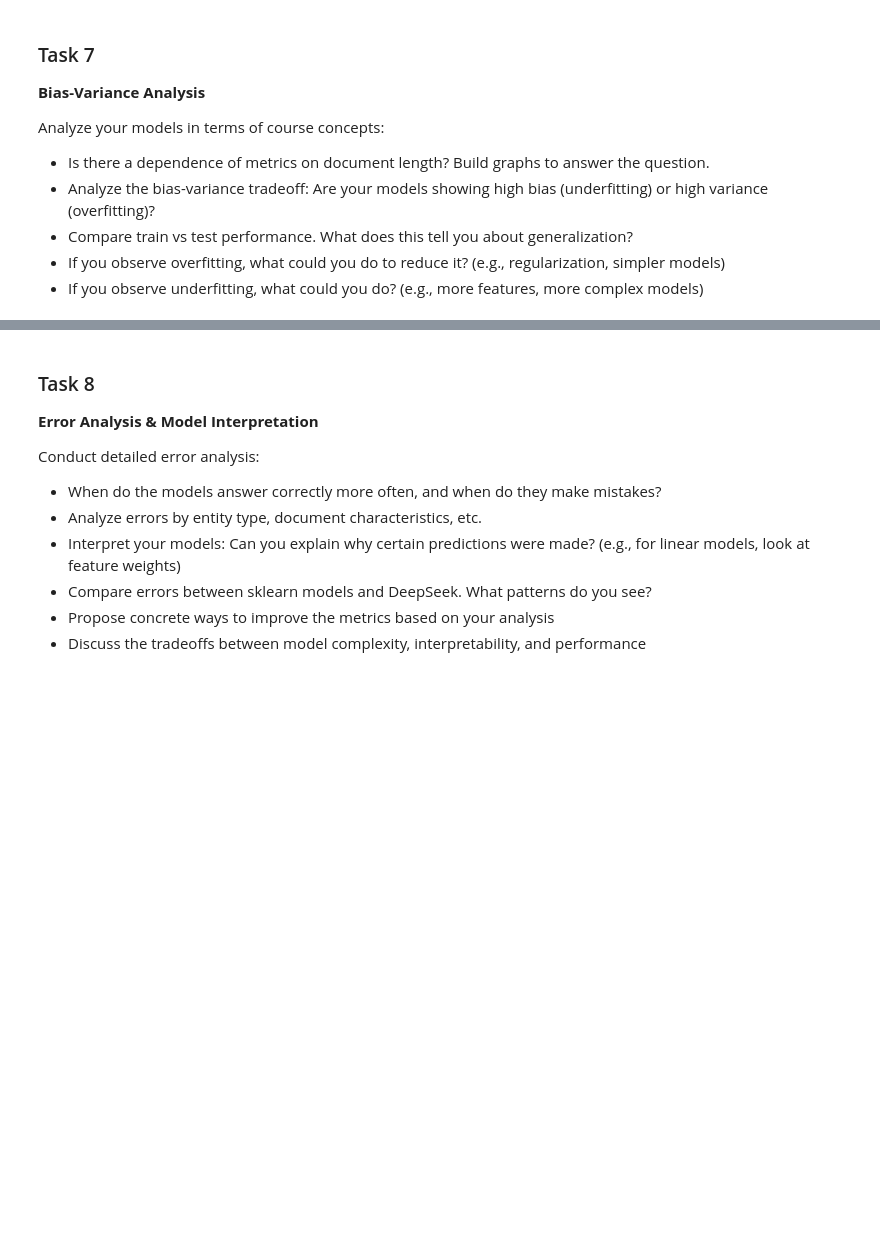
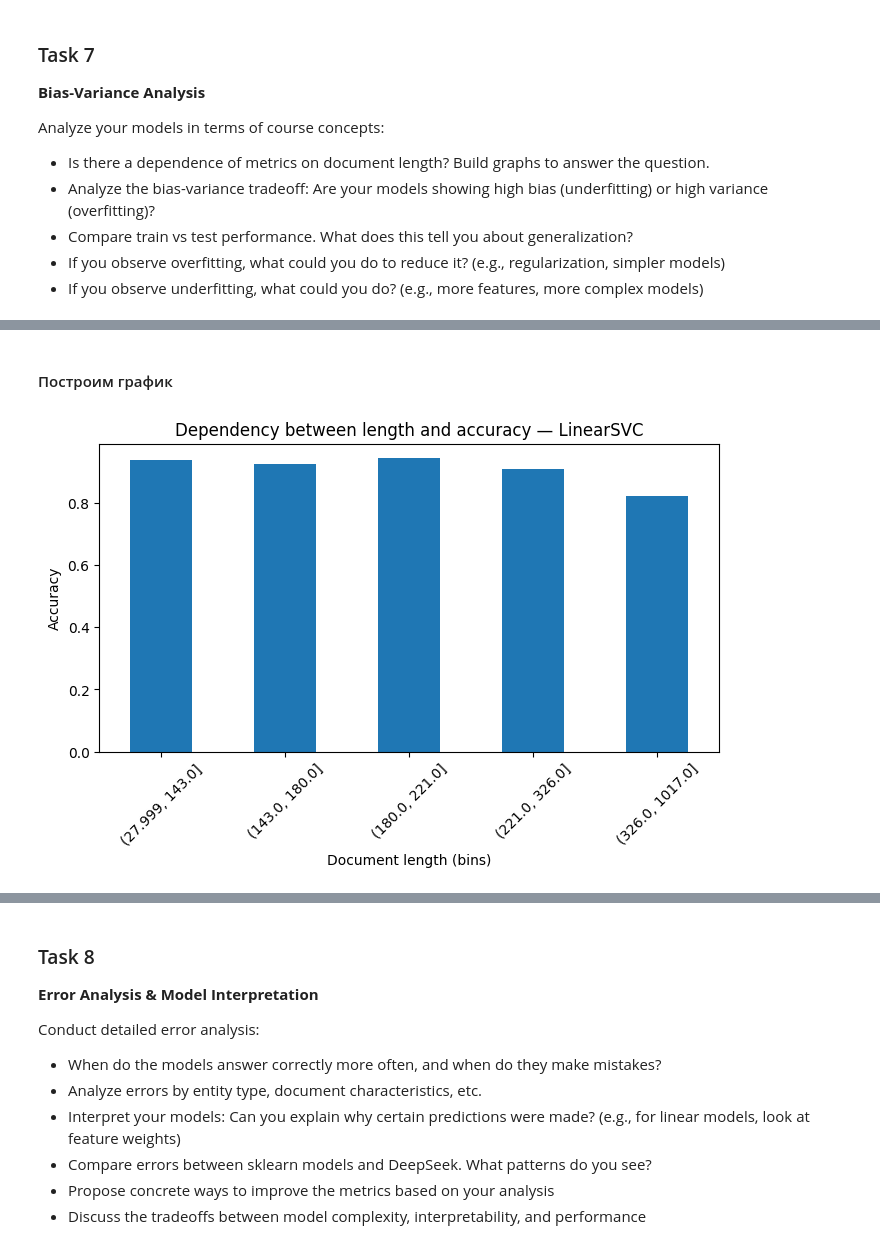
Before and after one commit to vovaggri/MMAD_hw_bonus, a Jupyter notebook: BonusHW.ipynb, the cells around one changed output, grey strips where cells are left out. Cells and saved outputs as stored; diff of their text form; code cells hidden in the pictures; blank space fills up the shorter version.

```diff
--- a/BonusHW.ipynb
+++ b/BonusHW.ipynb
@@ -813,0 +818,21 @@ Analyze your models in terms of course concepts:
+# %%
+RAW_RU_DIR = Path("training_pl_cs_ru_bg_rc1") / "raw" / "ru"
+
+doc_lens = {}
+
+for path in RAW_RU_DIR.glob("*.txt"):
+    with path.open(encoding="utf-8") as f:
+        lines = [line.strip() for line in f if line.strip()]
+
+    if not lines:
+        continue
+
+    doc_id = lines[0]              # например "ru-102" или "ru-2019-3"
+    text = " ".join(lines[1:])     # всё остальное считаем текстом документа
+    doc_lens[doc_id] = len(text.split())   # длина в словах
+
+len(doc_lens), list(doc_lens.items())[:5]
+
+df["doc_len"] = df["doc_group"].map(doc_lens)
+# сколько вообще разных документов в df
+df["doc_group"].nunique(), df["doc_group"].unique()[:10]
@@ -813,0 +845,9 @@ Analyze your models in terms of course concepts:
+# %%
+df_test = df.loc[X_test.index].copy()
+df_test["pred"] = results["LinearSVC"]["y_pred"]
+df_test["correct"] = (df_test["pred"] == df_test["gold_answer"]).astype(int)
+
+df_test["len_bin"] = pd.qcut(df_test["doc_len"], q=5)
+
+acc_by_len = df_test.groupby("len_bin")["correct"].mean()
+acc_by_len
@@ -813,0 +862,12 @@ Analyze your models in terms of course concepts:
+# %% [markdown]
+#### Построим график
+# %%
+plt.figure(figsize=(8,4))
+acc_by_len.plot(kind="bar")
+plt.ylabel("Accuracy")
+plt.xlabel("Document length (bins)")
+plt.title("Dependency between length and accuracy — LinearSVC")
+plt.xticks(rotation=45)
+plt.show()
+# %% [output]
+[figure, added]
```
Also changed, not shown: parts of 17 cells of this notebook.
